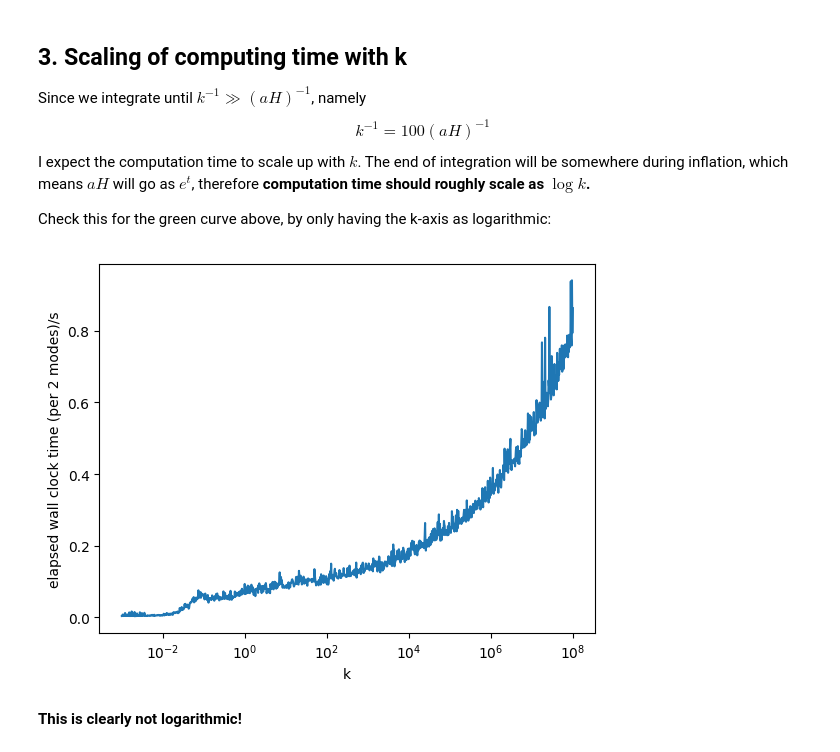
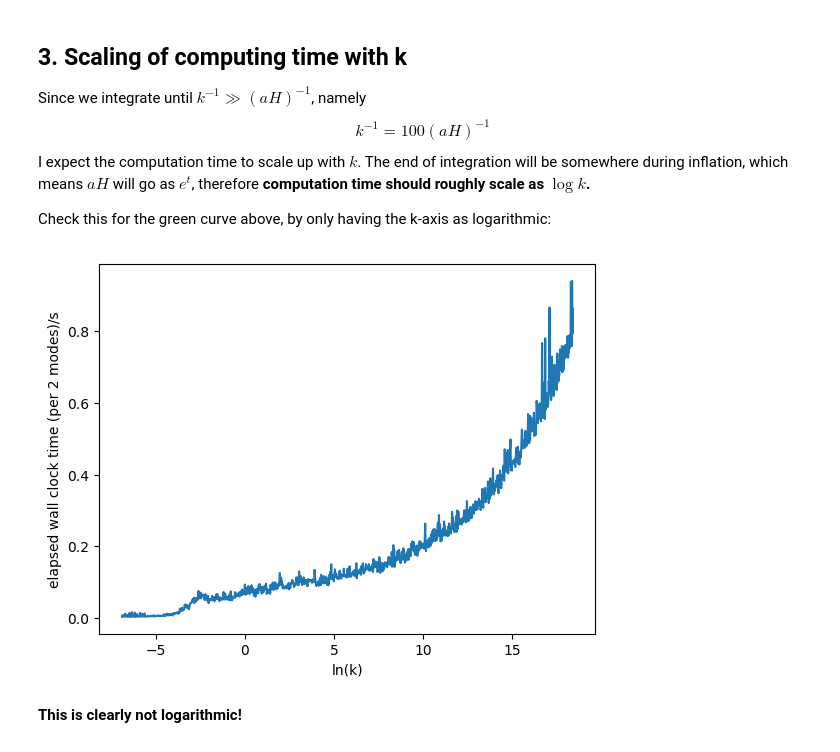
Before and after one commit to fruzsinaagocs/oscode, a Jupyter notebook: plots.ipynb, the cells around one changed output. Saved outputs shown, nothing was run; the diff lists cells and outputs as text; code cells hidden in the pictures.

```diff
--- a/plots.ipynb
+++ b/plots.ipynb
@@ -86,11 +86,11 @@ I expect the computation time to scale up with $k$. The end of integration will
 Check this for the green curve above, by only having the k-axis as logarithmic:
 # %%
 data = np.loadtxt(pps3)
-plt.xlabel('k')
+plt.xlabel('ln(k)')
 plt.ylabel('elapsed wall clock time (per 2 modes)/s')
-plt.semilogx(data[:,0],data[:,-1])
+plt.plot(np.log(data[:,0]),data[:,-1])
 plt.show()
 # %% [output]
-[figure, old version]
+[figure, new version]
 # %% [markdown]
 **This is clearly not logarithmic!**
```
Also changed, not shown: parts of 6 cells of this notebook.
